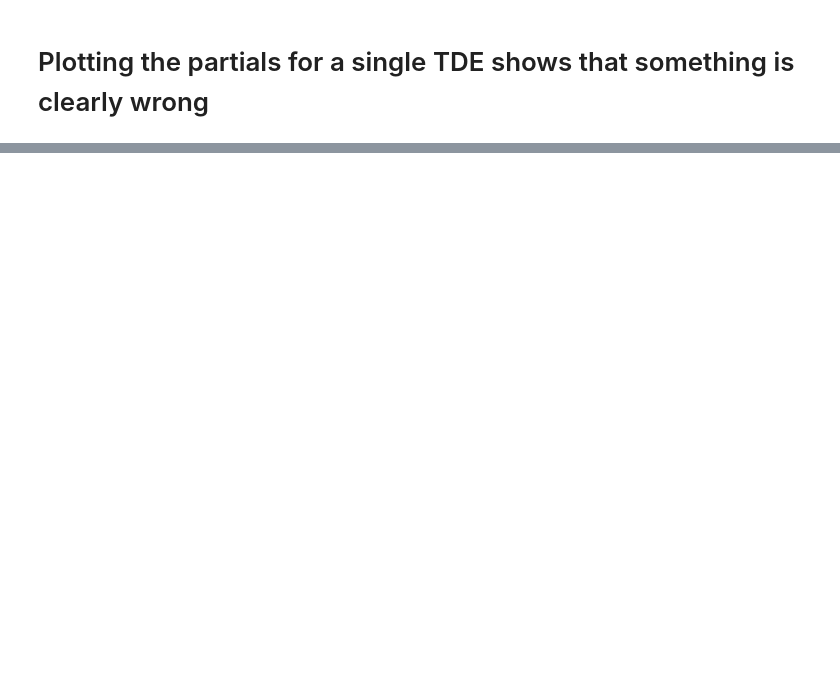
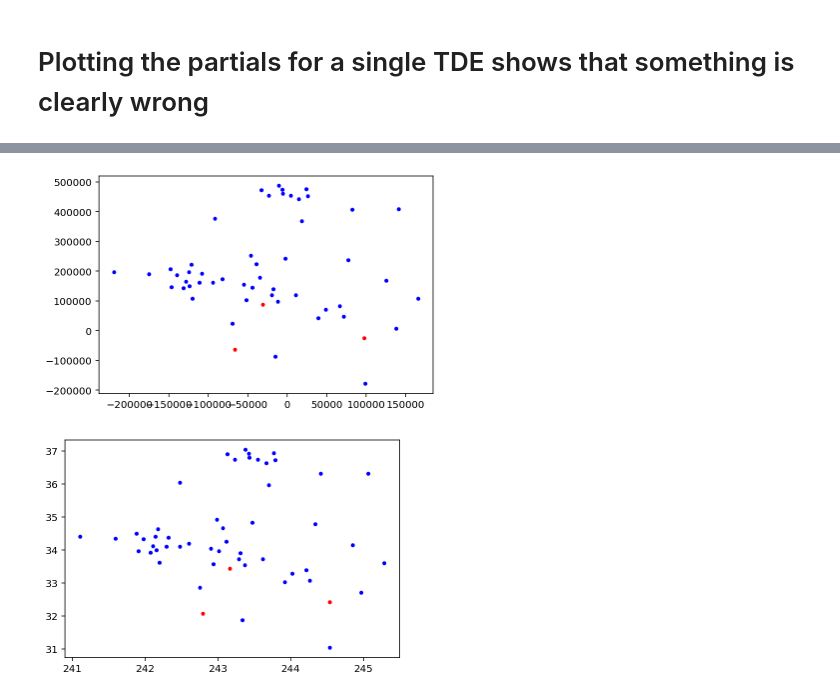
Before and after one commit to jploveless/relax_disloc, a Jupyter notebook: hector_mine.ipynb, the cells around one changed output, grey strips where cells are left out. Saved outputs shown, nothing was run; the diff lists cells and outputs as text; code cells hidden in the pictures; blank space fills up the shorter version.

```diff
--- a/hector_mine.ipynb
+++ b/hector_mine.ipynb
@@ -663,0 +691,47 @@ plt.plot(predictions_north_smooth, ".r")
+# %%
+# Project coordinates
+mesh_idx = 0
+tri_idx = 10
+obs_lon = df_gps.lon.to_numpy()
+obs_lat = df_gps.lat.to_numpy()
+tri_centroid_lon = meshes[mesh_idx].centroids[tri_idx, 0]
+tri_centroid_lat = meshes[mesh_idx].centroids[tri_idx, 1]
+projection = celeri.get_transverse_projection(tri_centroid_lon, tri_centroid_lat)
+obs_x, obs_y = projection(obs_lon, obs_lat)
+tri_x1, tri_y1 = projection(
+    meshes[mesh_idx].lon1[tri_idx], meshes[mesh_idx].lat1[tri_idx]
+)
+tri_x2, tri_y2 = projection(
+    meshes[mesh_idx].lon2[tri_idx], meshes[mesh_idx].lat2[tri_idx]
+)
+tri_x3, tri_y3 = projection(
+    meshes[mesh_idx].lon3[tri_idx], meshes[mesh_idx].lat3[tri_idx]
+)
+tri_z1 = KM2M * meshes[mesh_idx].dep1[tri_idx]
+tri_z2 = KM2M * meshes[mesh_idx].dep2[tri_idx]
+tri_z3 = KM2M * meshes[mesh_idx].dep3[tri_idx]
+
+# Package coordinates for cutde call
+obs_coords = np.vstack((obs_x, obs_y, np.zeros_like(obs_x))).T
+tri_coords = np.array(
+    [[tri_x1, tri_y1, tri_z1], [tri_x2, tri_y2, tri_z2], [tri_x3, tri_y3, tri_z3]]
+)
+
+plt.figure()
+plt.plot(obs_x, obs_y, ".b")
+plt.plot(tri_x1, tri_y1, ".r")
+plt.plot(tri_x2, tri_y2, ".r")
+plt.plot(tri_x3, tri_y3, ".r")
+plt.show()
+
+plt.figure()
+plt.plot(obs_lon, obs_lat, ".b")
+# plt.plot(tri_centroid_lon, tri_centroid_lat, ".r")
+plt.plot(meshes[mesh_idx].lon1[tri_idx], meshes[mesh_idx].lat1[tri_idx], ".r")
+plt.plot(meshes[mesh_idx].lon2[tri_idx], meshes[mesh_idx].lat2[tri_idx], ".r")
+plt.plot(meshes[mesh_idx].lon3[tri_idx], meshes[mesh_idx].lat3[tri_idx], ".r")
+
+plt.show()
+# %% [output]
+[figure, added]
+[figure, added]
```
Also changed, not shown: parts of 11 cells of this notebook.
